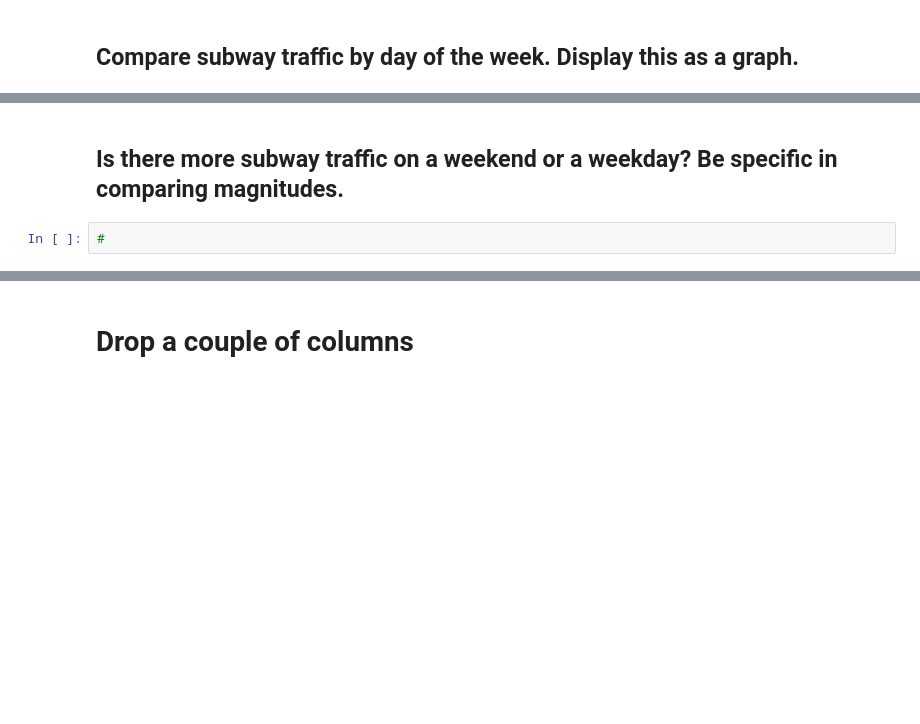
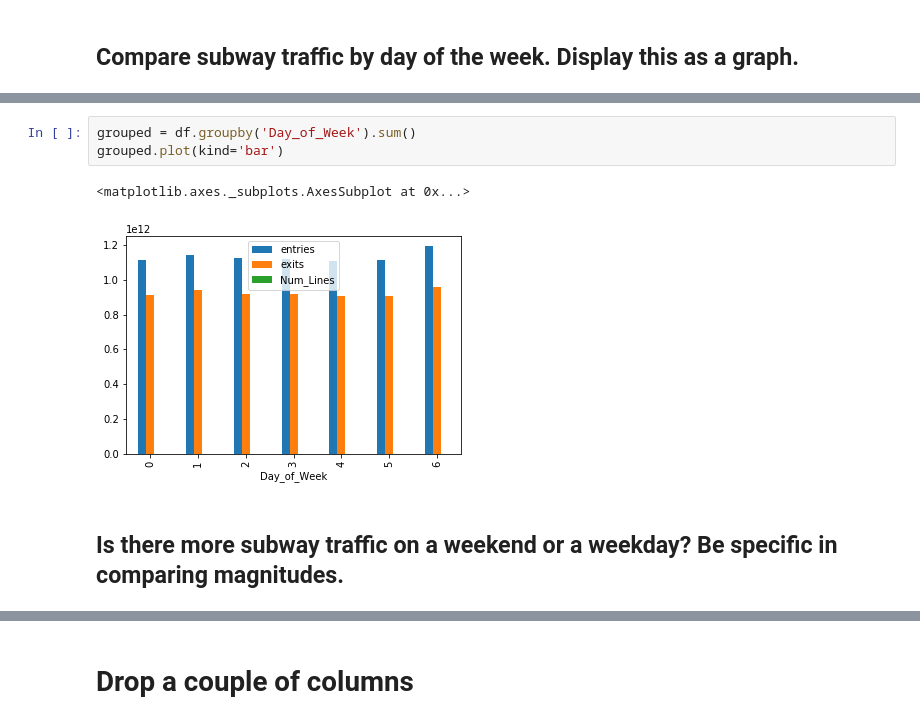
Before and after one commit to cldugan/dsc-0-03-08-understanding-pandas-series-and-dataframes-lab-online-ds-sp-000, a Jupyter notebook: index.ipynb, the cells around one changed output, grey strips where cells are left out. Drawn from its saved outputs; the diff is of its cells as text; blank space fills up the shorter version.

```diff
--- a/index.ipynb
+++ b/index.ipynb
@@ -133,4 +120,8 @@ df['Day_of_Week'] = df.date.dt.weekday_name
+# %%
+grouped = df.groupby('Day_of_Week').sum()
+grouped.plot(kind='bar')
+# %% [output]
+<matplotlib.axes._subplots.AxesSubplot at 0x...>
+[figure, added]
 # %% [markdown]
 ## Is there more subway traffic on a weekend or a weekday?    Be specific in comparing magnitudes.
-# %%
-#
```
Also changed, not shown: parts of 4 cells of this notebook.
